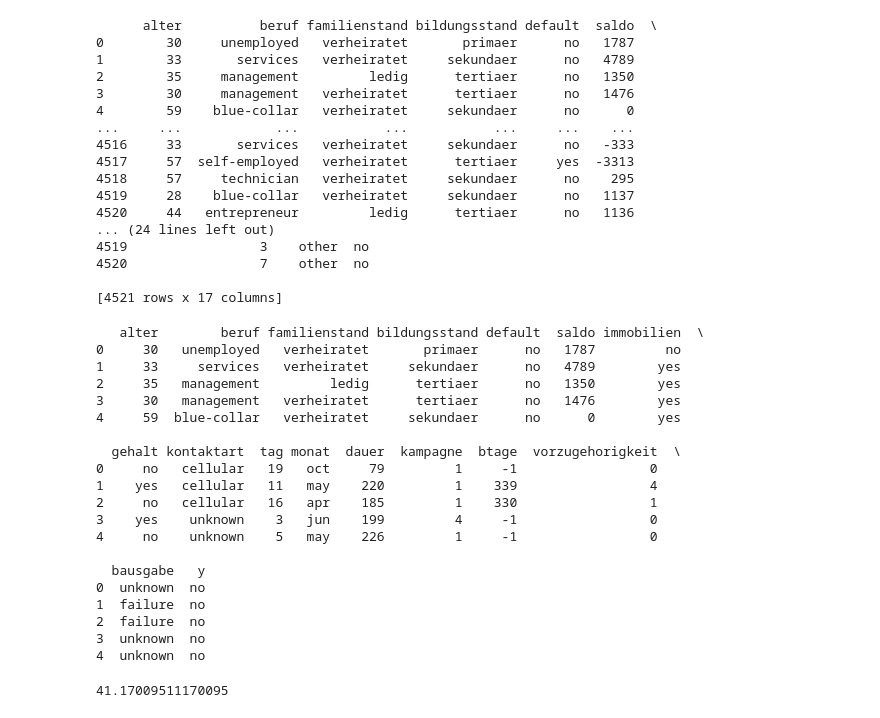
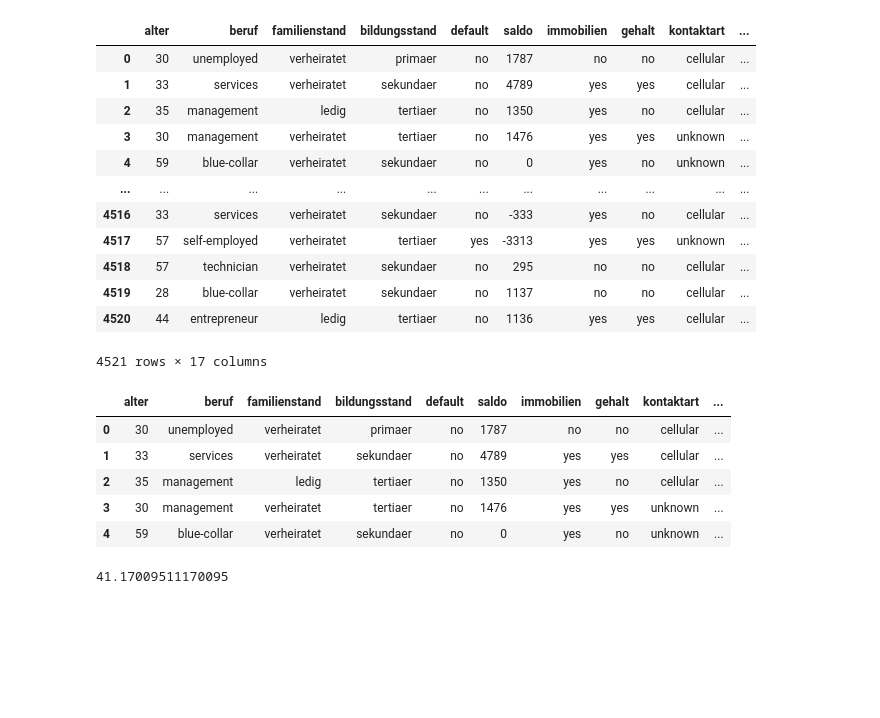
Before and after one commit to simonHeiss/AKI, a Jupyter notebook: Pandas/Pandas.ipynb, the cells around one changed output. Drawn from its saved outputs; the diff is of its cells as text; code cells hidden in the pictures; blank space fills up the shorter version.

```diff
--- a/Pandas/Pandas.ipynb
+++ b/Pandas/Pandas.ipynb
@@ -5,50 +20,32 @@ import matplotlib.pyplot as plt
 # %%
 #2. Die CSV Datei „Banken.csv“ herunterladen (Moodle) und einlesen.
 banks = pd.read_csv("banken.csv")
-print(banks)
+banks
 # %% [output]
+|  | alter | beruf | familienstand | bildungsstand | default | saldo | immobilien | gehalt | kontaktart | ... |
+| 0 | 30 | unemployed | verheiratet | primaer | no | 1787 | no | no | cellular | ... |
+| 1 | 33 | services | verheiratet | sekundaer | no | 4789 | yes | yes | cellular | ... |
+| 2 | 35 | management | ledig | tertiaer | no | 1350 | yes | no | cellular | ... |
+| 3 | 30 | management | verheiratet | tertiaer | no | 1476 | yes | yes | unknown | ... |
+| 4 | 59 | blue-collar | verheiratet | sekundaer | no | 0 | yes | no | unknown | ... |
+| ... | ... | ... | ... | ... | ... | ... | ... | ... | ... | ... |
+| 4516 | 33 | services | verheiratet | sekundaer | no | -333 | yes | no | cellular | ... |
+| 4517 | 57 | self-employed | verheiratet | tertiaer | yes | -3313 | yes | yes | unknown | ... |
+| 4518 | 57 | technician | verheiratet | sekundaer | no | 295 | no | no | cellular | ... |
+| 4519 | 28 | blue-collar | verheiratet | sekundaer | no | 1137 | no | no | cellular | ... |
+| 4520 | 44 | entrepreneur | ledig | tertiaer | no | 1136 | yes | yes | cellular | ... |
-      alter          beruf familienstand bildungsstand default  saldo  \
-0        30     unemployed   verheiratet       primaer      no   1787
-1        33       services   verheiratet     sekundaer      no   4789
-2        35     management         ledig      tertiaer      no   1350
-3        30     management   verheiratet      tertiaer      no   1476
-4        59    blue-collar   verheiratet     sekundaer      no      0
-...     ...            ...           ...           ...     ...    ...
-4516     33       services   verheiratet     sekundaer      no   -333
-4517     57  self-employed   verheiratet      tertiaer     yes  -3313
-4518     57     technician   verheiratet     sekundaer      no    295
-4519     28    blue-collar   verheiratet     sekundaer      no   1137
-4520     44   entrepreneur         ledig      tertiaer      no   1136
-... (24 lines left out)
-4519                 3    other  no
-4520                 7    other  no
-
-[4521 rows x 17 columns]
+4521 rows × 17 columns
 # %%
 #3. Die ersten 5 Rows anzeigen lassen
 headFive = banks.head(5)
-print(headFive)
+headFive
 # %% [output]
-   alter        beruf familienstand bildungsstand default  saldo immobilien  \
-0     30   unemployed   verheiratet       primaer      no   1787         no
-1     33     services   verheiratet     sekundaer      no   4789        yes
-2     35   management         ledig      tertiaer      no   1350        yes
-3     30   management   verheiratet      tertiaer      no   1476        yes
-4     59  blue-collar   verheiratet     sekundaer      no      0        yes
-
-  gehalt kontaktart  tag monat  dauer  kampagne  btage  vorzugehorigkeit  \
-0     no   cellular   19   oct     79         1     -1                 0
-1    yes   cellular   11   may    220         1    339                 4
-2     no   cellular   16   apr    185         1    330                 1
-3    yes    unknown    3   jun    199         4     -1                 0
-4     no    unknown    5   may    226         1     -1                 0
-
-  bausgabe   y
-0  unknown  no
-1  failure  no
-2  failure  no
-3  unknown  no
-4  unknown  no
+|  | alter | beruf | familienstand | bildungsstand | default | saldo | immobilien | gehalt | kontaktart | ... |
+| 0 | 30 | unemployed | verheiratet | primaer | no | 1787 | no | no | cellular | ... |
+| 1 | 33 | services | verheiratet | sekundaer | no | 4789 | yes | yes | cellular | ... |
+| 2 | 35 | management | ledig | tertiaer | no | 1350 | yes | no | cellular | ... |
+| 3 | 30 | management | verheiratet | tertiaer | no | 1476 | yes | yes | unknown | ... |
+| 4 | 59 | blue-collar | verheiratet | sekundaer | no | 0 | yes | no | unknown | ... |
 # %%
 #4. Durchschnittsalter (mean) aller Bankkunden ermitteln.
 banks["alter"].mean()
```
Also changed, not shown: parts of 3 cells of this notebook, 8 other files.
